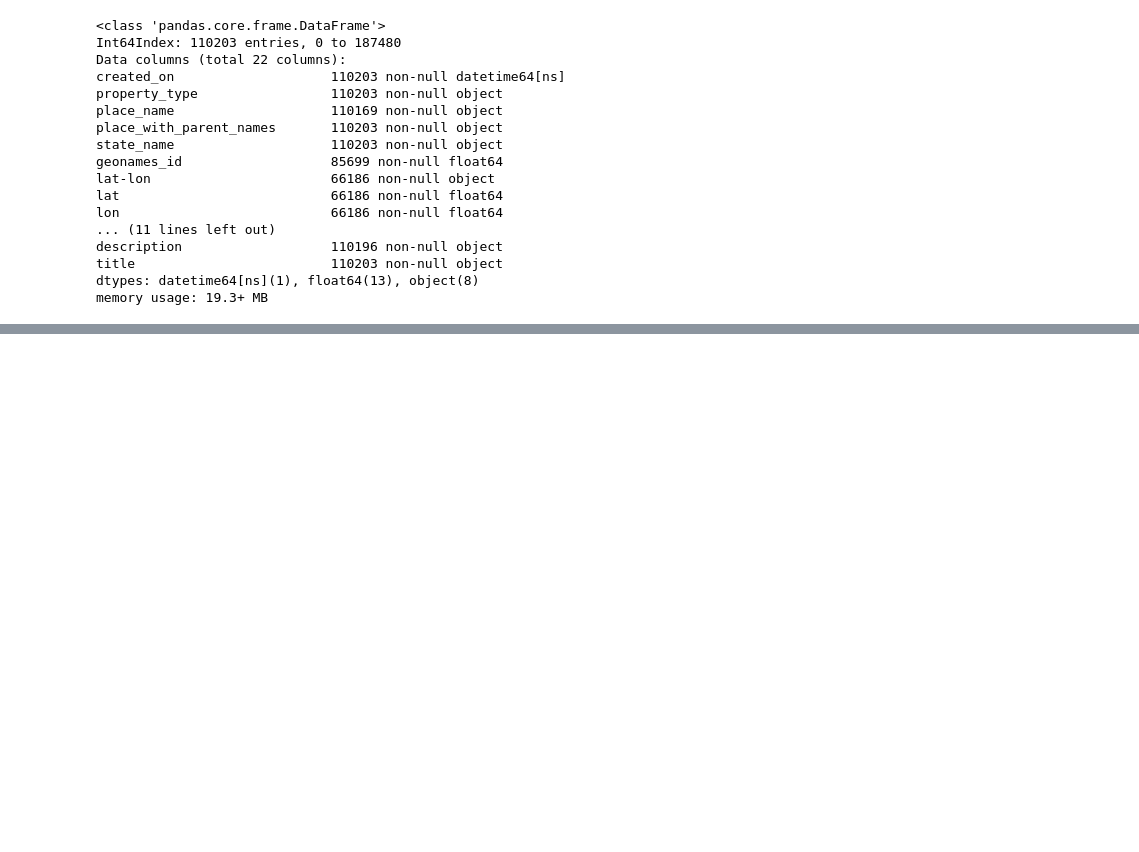
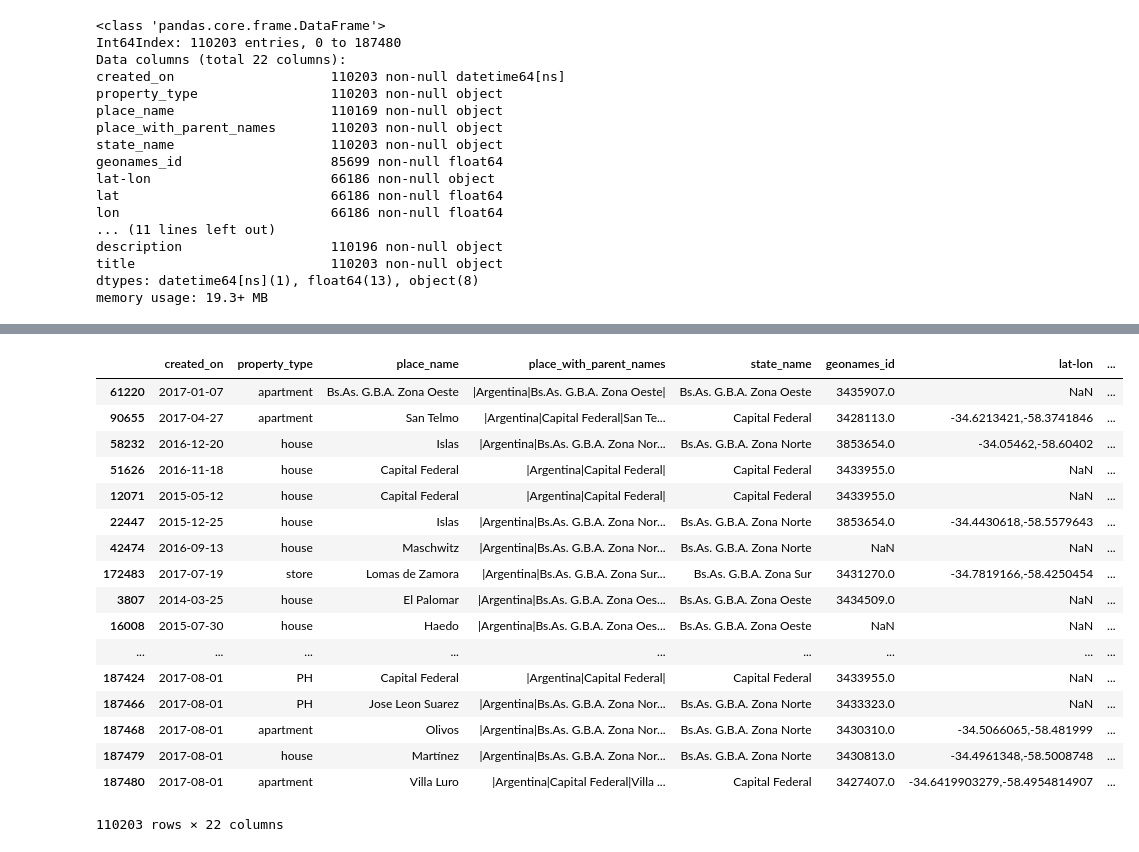
Before and after one commit to LucianoGiannotti/ProperatiDatosTP, a Jupyter notebook: Depuracion de datos.ipynb, the cells around one changed output, grey strips where cells are left out. Cells and saved outputs as stored; diff of their text form; code cells hidden in the pictures; blank space fills up the shorter version.

```diff
--- a/Depuracion de datos.ipynb
+++ b/Depuracion de datos.ipynb
@@ -152,0 +231,21 @@ memory usage: 19.3+ MB
+# %%
+data[:].sort_values('surface_total_in_m2',ascending = False) #El title corrobora el valor de surface
+# %% [output]
+|  | created_on | property_type | place_name | place_with_parent_names | state_name | geonames_id | lat-lon | ... |
+| 61220 | 2017-01-07 | apartment | Bs.As. G.B.A. Zona Oeste | |Argentina|Bs.As. G.B.A. Zona Oeste| | Bs.As. G.B.A. Zona Oeste | 3435907.0 | NaN | ... |
+| 90655 | 2017-04-27 | apartment | San Telmo | |Argentina|Capital Federal|San Te... | Capital Federal | 3428113.0 | -34.6213421,-58.3741846 | ... |
+| 58232 | 2016-12-20 | house | Islas | |Argentina|Bs.As. G.B.A. Zona Nor... | Bs.As. G.B.A. Zona Norte | 3853654.0 | -34.05462,-58.60402 | ... |
+| 51626 | 2016-11-18 | house | Capital Federal | |Argentina|Capital Federal| | Capital Federal | 3433955.0 | NaN | ... |
+| 12071 | 2015-05-12 | house | Capital Federal | |Argentina|Capital Federal| | Capital Federal | 3433955.0 | NaN | ... |
+| 22447 | 2015-12-25 | house | Islas | |Argentina|Bs.As. G.B.A. Zona Nor... | Bs.As. G.B.A. Zona Norte | 3853654.0 | -34.4430618,-58.5579643 | ... |
+| 42474 | 2016-09-13 | house | Maschwitz | |Argentina|Bs.As. G.B.A. Zona Nor... | Bs.As. G.B.A. Zona Norte | NaN | NaN | ... |
+| 172483 | 2017-07-19 | store | Lomas de Zamora | |Argentina|Bs.As. G.B.A. Zona Sur... | Bs.As. G.B.A. Zona Sur | 3431270.0 | -34.7819166,-58.4250454 | ... |
+| 3807 | 2014-03-25 | house | El Palomar | |Argentina|Bs.As. G.B.A. Zona Oes... | Bs.As. G.B.A. Zona Oeste | 3434509.0 | NaN | ... |
+| 16008 | 2015-07-30 | house | Haedo | |Argentina|Bs.As. G.B.A. Zona Oes... | Bs.As. G.B.A. Zona Oeste | NaN | NaN | ... |
+| ... | ... | ... | ... | ... | ... | ... | ... | ... |
+| 187424 | 2017-08-01 | PH | Capital Federal | |Argentina|Capital Federal| | Capital Federal | 3433955.0 | NaN | ... |
+| 187466 | 2017-08-01 | PH | Jose Leon Suarez | |Argentina|Bs.As. G.B.A. Zona Nor... | Bs.As. G.B.A. Zona Norte | 3433323.0 | NaN | ... |
+| 187468 | 2017-08-01 | apartment | Olivos | |Argentina|Bs.As. G.B.A. Zona Nor... | Bs.As. G.B.A. Zona Norte | 3430310.0 | -34.5066065,-58.481999 | ... |
+| 187479 | 2017-08-01 | house | Martínez | |Argentina|Bs.As. G.B.A. Zona Nor... | Bs.As. G.B.A. Zona Norte | 3430813.0 | -34.4961348,-58.5008748 | ... |
+| 187480 | 2017-08-01 | apartment | Villa Luro | |Argentina|Capital Federal|Villa ... | Capital Federal | 3427407.0 | -34.6419903279,-58.4954814907 | ... |
+110203 rows × 22 columns
```
Also changed, not shown: parts of 5 cells of this notebook.
